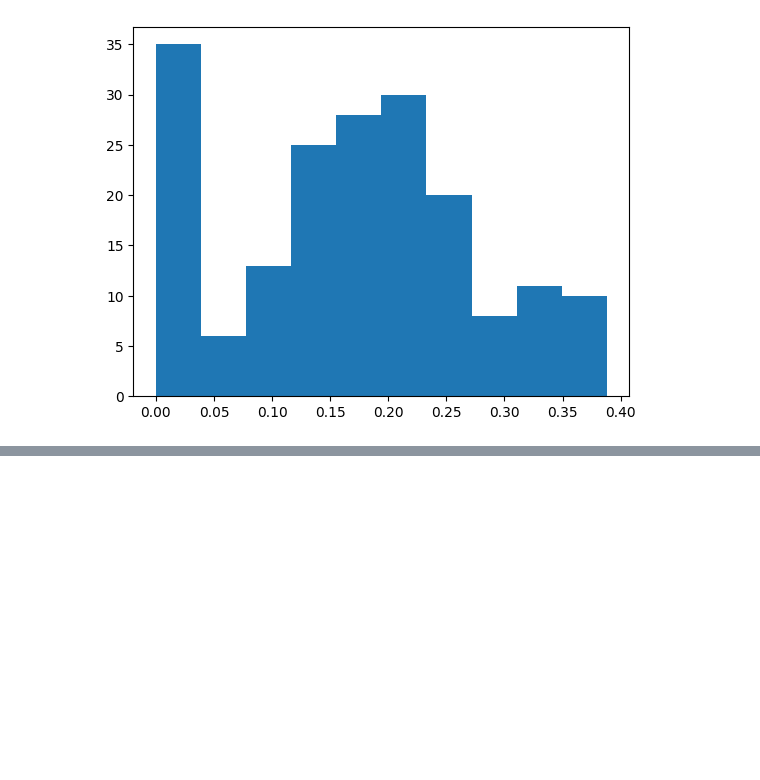
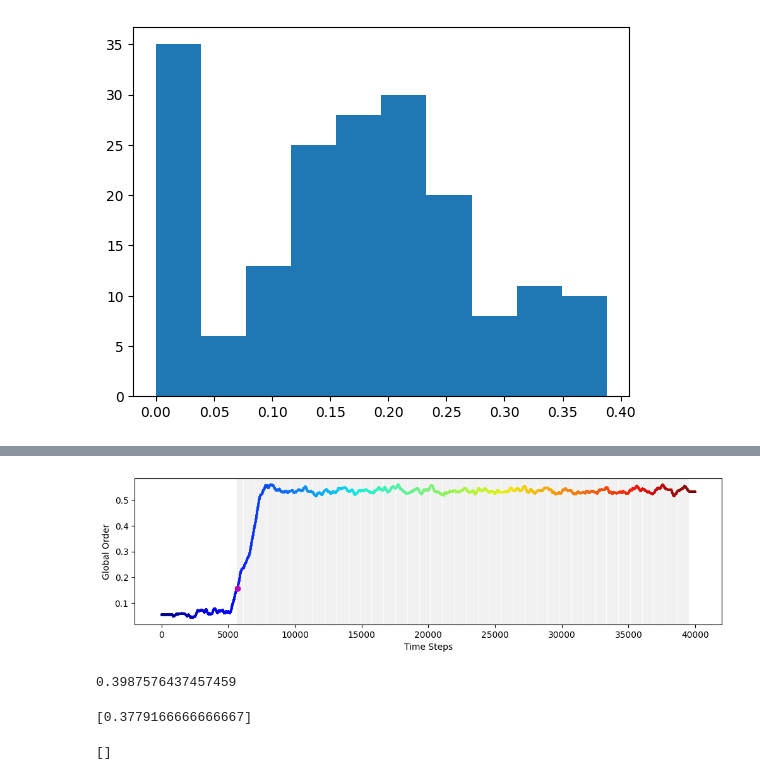
Before and after one commit to csndl-iitd/srg-tes-epilepsy-models, a Jupyter notebook: analysis/notebooks/Analyse Calculate Final Params.ipynb, the cells around one changed output, grey strips where cells are left out. Drawn from its saved outputs; the diff is of its cells as text; code cells hidden in the pictures; blank space fills up the shorter version.

```diff
--- a/analysis/notebooks/Analyse Calculate Final Params.ipynb
+++ b/analysis/notebooks/Analyse Calculate Final Params.ipynb
@@ -1476,0 +1458,19 @@ this cell
+# %%
+itr=10
+pts=algo_umap.compute_parameters(df_go[itr])
+algo_umap.plot_transition(df_go[itr],pts['start_points'],pts['stop_points'])
+# %% [output]
+[figure, added]
+# %%
+threshold
+# %% [output]
+0.3987576437457459
+# %%
+cov
+# %% [output]
+[0.3779166666666667]
+# %%
+part_ind
+full_ind
+# %% [output]
+[]
```
Also changed, not shown: parts of 8 cells of this notebook, 2 other files.
